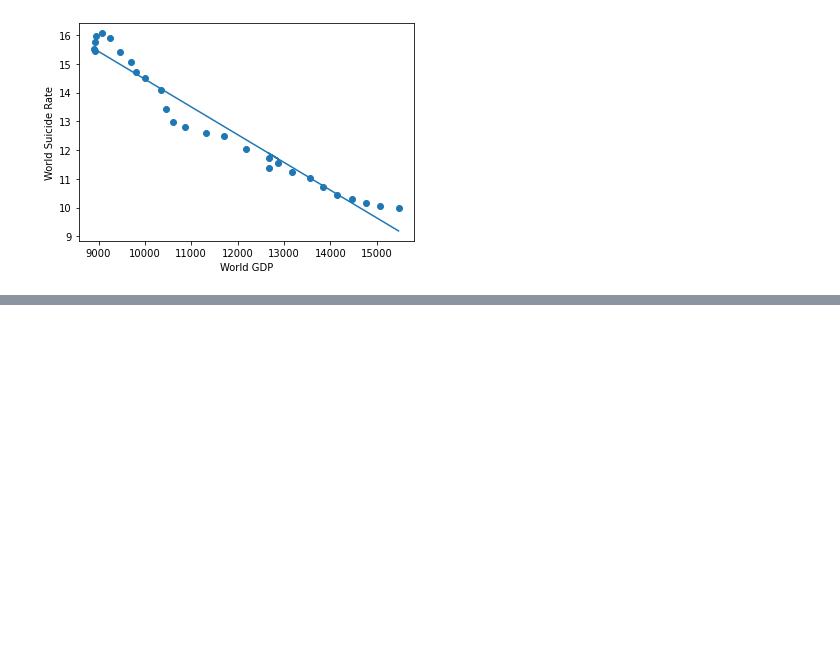
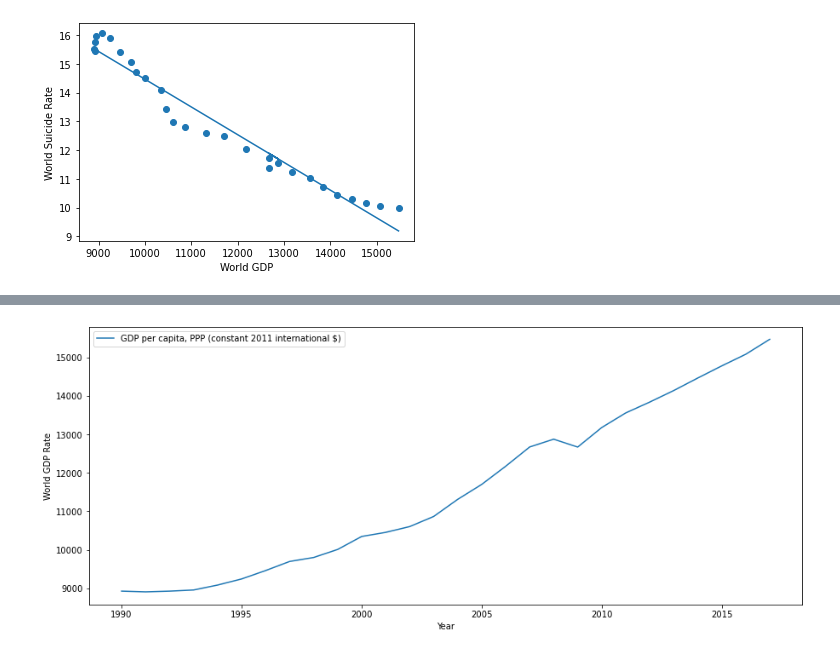
Before and after one commit to sandesh8888/SuicideVSgdp, a Jupyter notebook: SuicideVSgdp/datavisualization.ipynb, the cells around one changed output, grey strips where cells are left out. Drawn from its saved outputs; the diff is of its cells as text; code cells hidden in the pictures; blank space fills up the shorter version.

```diff
--- a/SuicideVSgdp/datavisualization.ipynb
+++ b/SuicideVSgdp/datavisualization.ipynb
@@ -119,0 +113,12 @@ plt.show()
+# %%
+#time series for world gdp
+df = pd.DataFrame(world_json, columns = ['Year', 'GDP per capita, PPP (constant 2011 international $)'])
+
+# Set the Date as Index
+df.index = df['Year']
+del df['Year']
+df.plot(figsize=(15, 6))
+plt.ylabel('World GDP Rate')
+plt.show()
+# %% [output]
+[figure, added]
```
Also changed, not shown: parts of 3 cells of this notebook.
